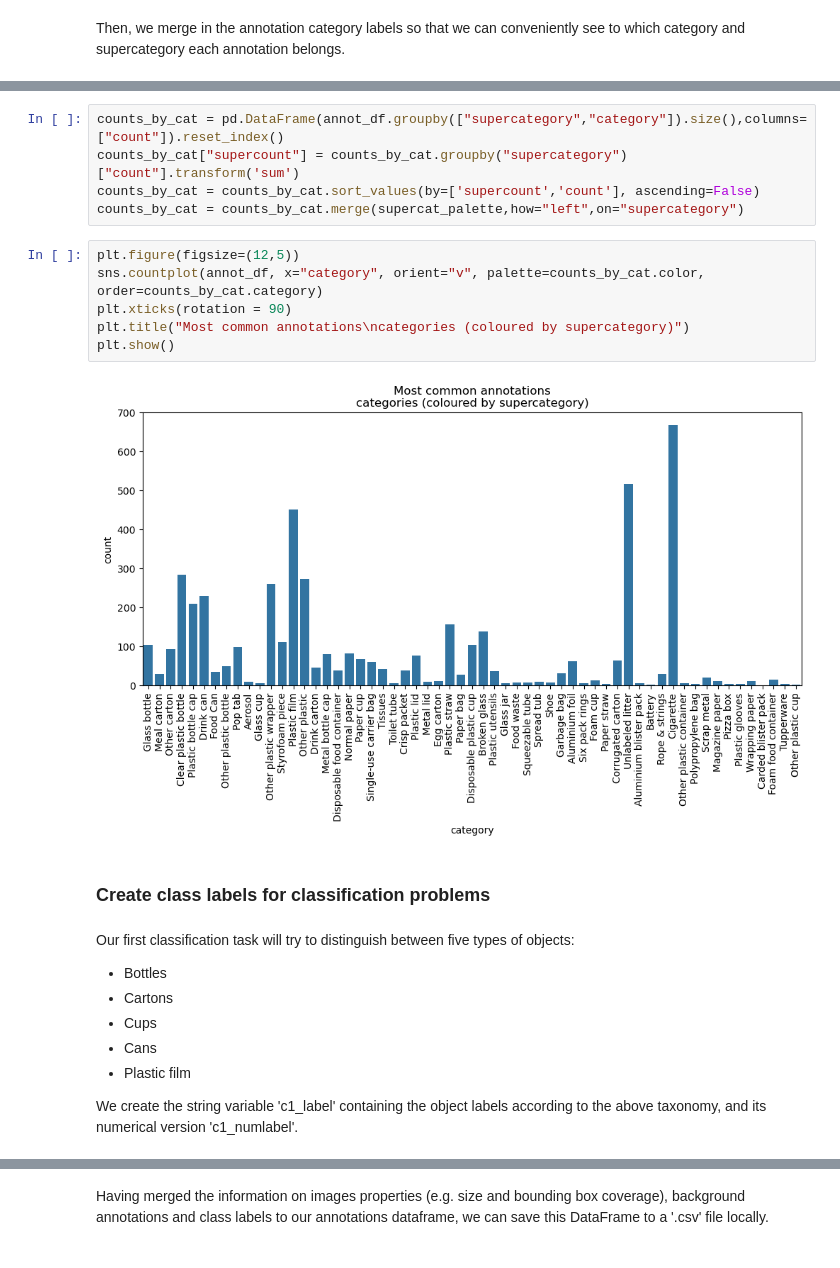
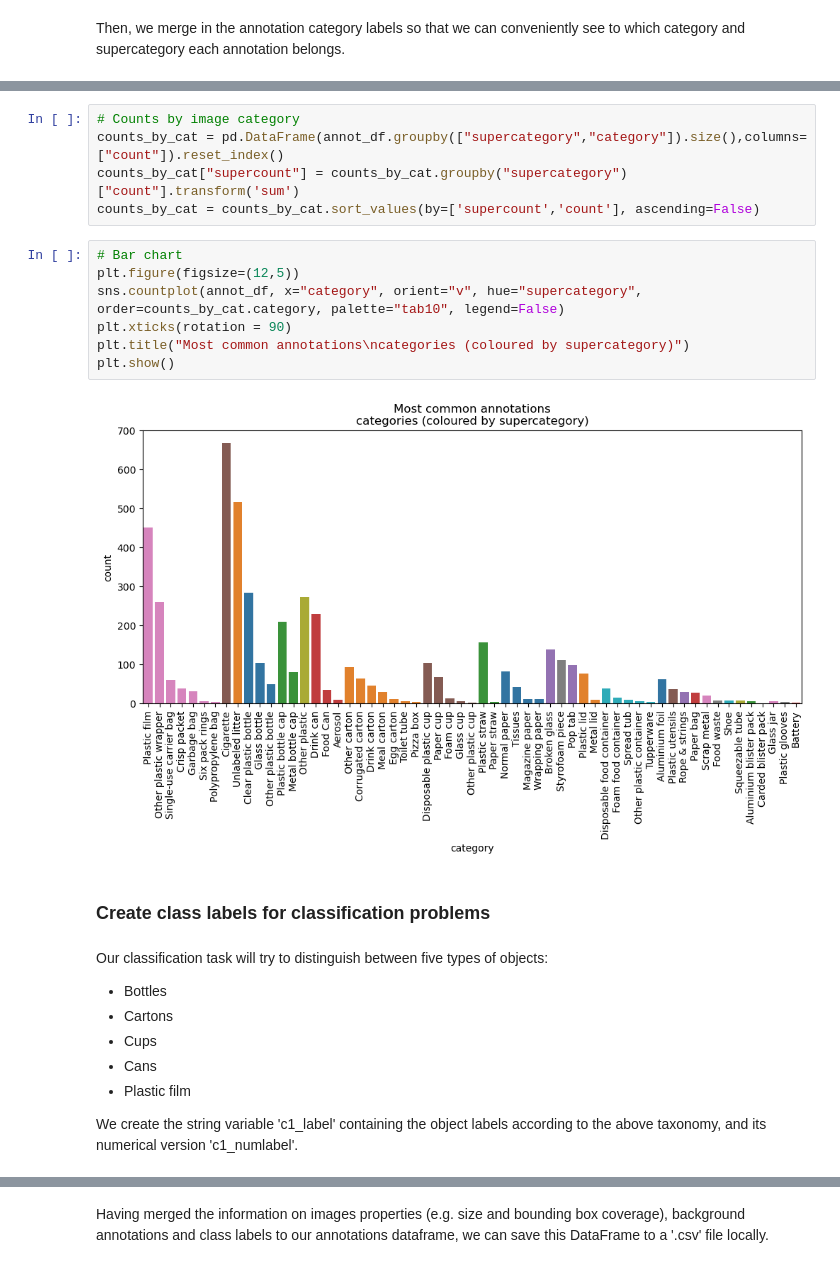
Before and after one commit to sg-peytrignet/taco-image-analysis, a Jupyter notebook: notebooks/02_exploratory_data_analysis.ipynb, the cells around one changed output, grey strips where cells are left out. Drawn from its saved outputs; the diff is of its cells as text.

```diff
--- a/notebooks/02_exploratory_data_analysis.ipynb
+++ b/notebooks/02_exploratory_data_analysis.ipynb
@@ -169,20 +157,21 @@ Focussing on bottle annotations, we can see that plastic bottles appear at a rat
 # %%
+# Counts by image category
 counts_by_cat = pd.DataFrame(annot_df.groupby(["supercategory","category"]).size(),columns=["count"]).reset_index()
 counts_by_cat["supercount"] = counts_by_cat.groupby("supercategory")["count"].transform('sum')
 counts_by_cat = counts_by_cat.sort_values(by=['supercount','count'], ascending=False)
-counts_by_cat = counts_by_cat.merge(supercat_palette,how="left",on="supercategory")
 # %%
+# Bar chart
 plt.figure(figsize=(12,5))
-sns.countplot(annot_df, x="category", orient="v", palette=counts_by_cat.color, order=counts_by_cat.category)
+sns.countplot(annot_df, x="category", orient="v", hue="supercategory", order=counts_by_cat.category, palette="tab10", legend=False)
 plt.xticks(rotation = 90)
 plt.title("Most common annotations\ncategories (coloured by supercategory)")
 plt.show()
 # %% [output]
-[figure, old version]
+[figure, new version]
 # %% [markdown]
 ### Create class labels for classification problems
 # %% [markdown]
-Our first classification task will try to distinguish between five types of objects:
+Our classification task will try to distinguish between five types of objects:
 * Bottles
 * Cartons
 * Cups
```
Also changed, not shown: parts of 34 cells of this notebook, 5 other files.
